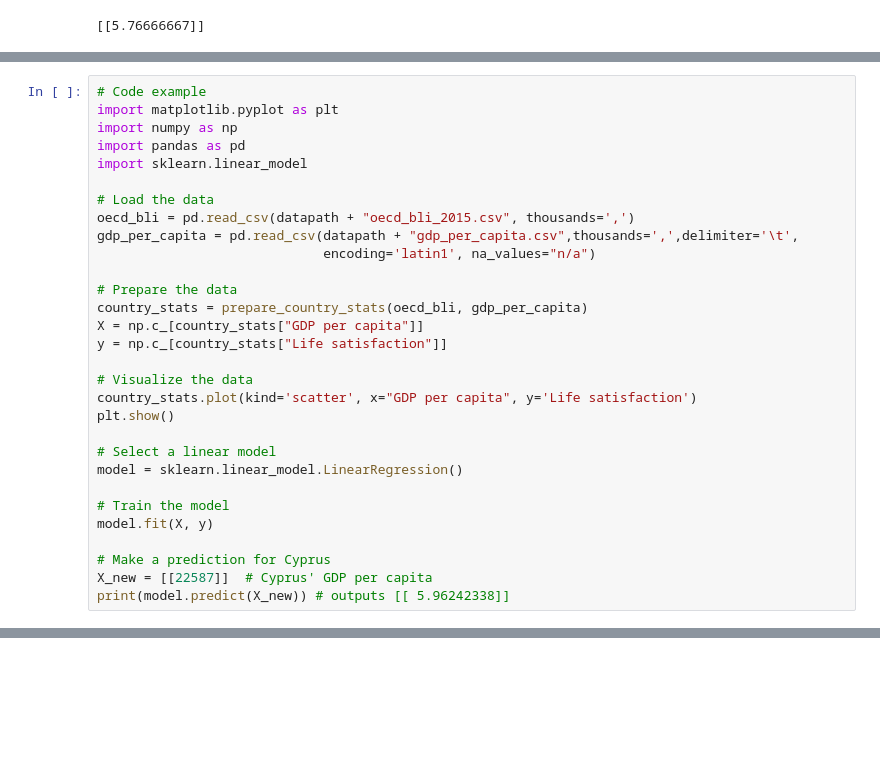
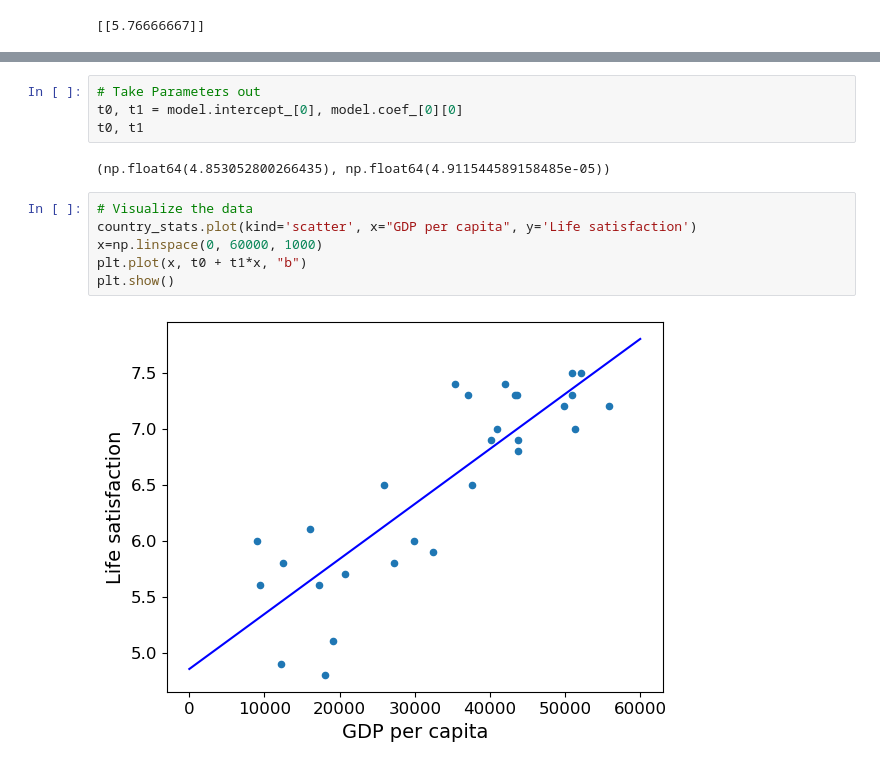
Before and after one commit to DUMUduwaka/MachineLearningOnboarding, a Jupyter notebook: Machine Learning/Hands on Machine Learning/Ch1_TheMachineLearningLandscape.ipynb, the cells around one changed output, grey strips where cells are left out. Drawn from its saved outputs; the diff is of its cells as text; blank space fills up the shorter version.

```diff
--- a/Machine Learning/Hands on Machine Learning/Ch1_TheMachineLearningLandscape.ipynb
+++ b/Machine Learning/Hands on Machine Learning/Ch1_TheMachineLearningLandscape.ipynb
@@ -200,30 +146,0 @@ def prepare_country_stats(oecd_bli, gdp_per_capita):
-# %%
-# Code example
-import matplotlib.pyplot as plt
-import numpy as np
-import pandas as pd
-import sklearn.linear_model
-
-# Load the data
-oecd_bli = pd.read_csv(datapath + "oecd_bli_2015.csv", thousands=',')
-gdp_per_capita = pd.read_csv(datapath + "gdp_per_capita.csv",thousands=',',delimiter='\t',
-                             encoding='latin1', na_values="n/a")
-
-# Prepare the data
-country_stats = prepare_country_stats(oecd_bli, gdp_per_capita)
-X = np.c_[country_stats["GDP per capita"]]
-y = np.c_[country_stats["Life satisfaction"]]
-
-# Visualize the data
-country_stats.plot(kind='scatter', x="GDP per capita", y='Life satisfaction')
-plt.show()
-
-# Select a linear model
-model = sklearn.linear_model.LinearRegression()
-
-# Train the model
-model.fit(X, y)
-
-# Make a prediction for Cyprus
-X_new = [[22587]]  # Cyprus' GDP per capita
-print(model.predict(X_new)) # outputs [[ 5.96242338]]
@@ -232,0 +147,14 @@ print(model.predict(X_new)) # outputs [[ 5.96242338]]
+# %%
+# Take Parameters out
+t0, t1 = model.intercept_[0], model.coef_[0][0]
+t0, t1
+# %% [output]
+(np.float64(4.853052800266435), np.float64(4.911544589158485e-05))
+# %%
+# Visualize the data
+country_stats.plot(kind='scatter', x="GDP per capita", y='Life satisfaction')
+x=np.linspace(0, 60000, 1000)
+plt.plot(x, t0 + t1*x, "b")
+plt.show()
+# %% [output]
+[figure, added]
```
Also changed, not shown: parts of 6 cells of this notebook.
